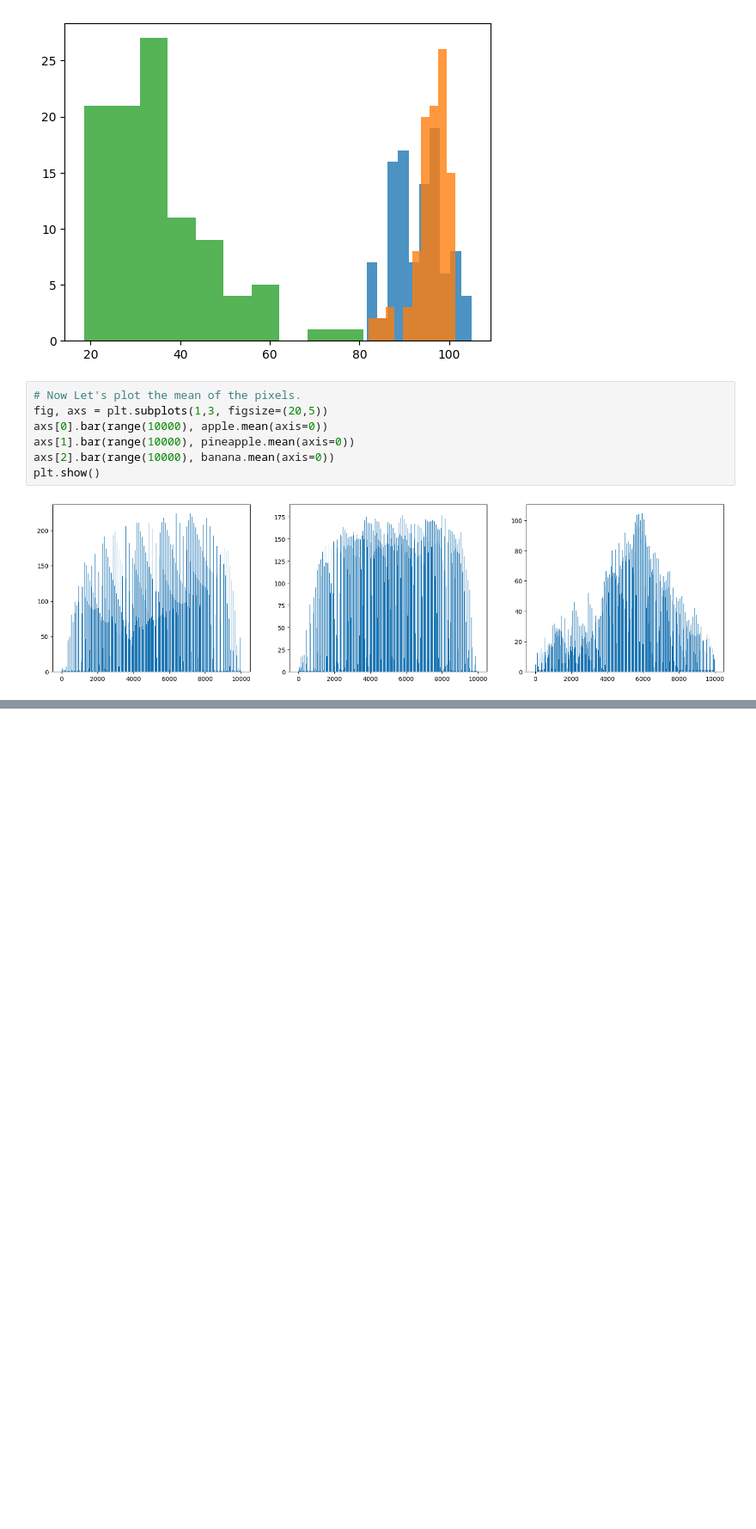
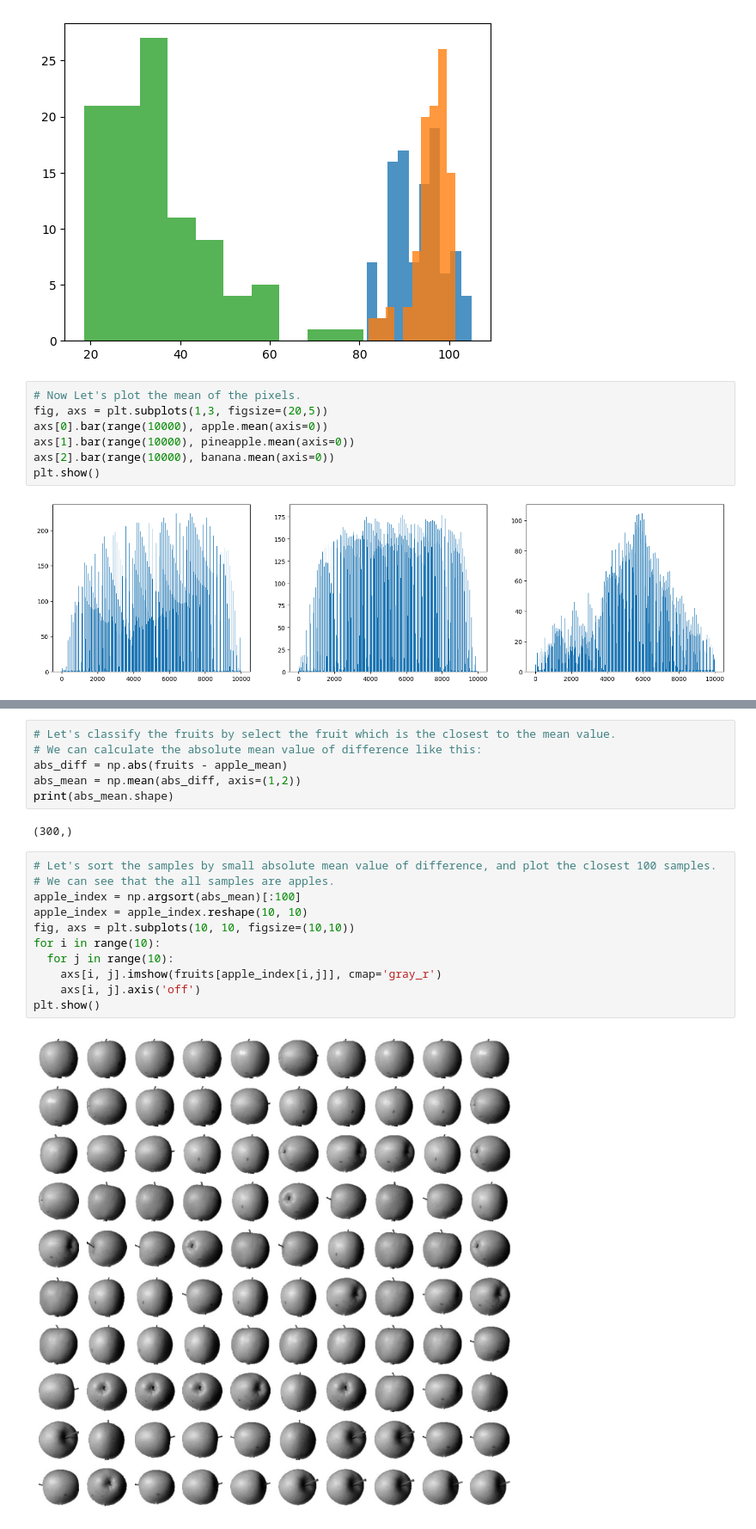
Before and after one commit to Junha9/AI, a Jupyter notebook: Self_Learning_ML_DL/Chapter_06_1.ipynb, the cells around one changed output, grey strips where cells are left out. Shown at 86% size. Drawn from its saved outputs; the diff is of its cells as text; blank space fills up the shorter version.

```diff
--- a/Self_Learning_ML_DL/Chapter_06_1.ipynb
+++ b/Self_Learning_ML_DL/Chapter_06_1.ipynb
@@ -91,0 +104,21 @@ plt.show()
+# %%
+# Let's classify the fruits by select the fruit which is the closest to the mean value.
+# We can calculate the absolute mean value of difference like this:
+abs_diff = np.abs(fruits - apple_mean)
+abs_mean = np.mean(abs_diff, axis=(1,2))
+print(abs_mean.shape)
+# %% [output]
+(300,)
+# %%
+# Let's sort the samples by small absolute mean value of difference, and plot the closest 100 samples.
+# We can see that the all samples are apples.
+apple_index = np.argsort(abs_mean)[:100]
+apple_index = apple_index.reshape(10, 10)
+fig, axs = plt.subplots(10, 10, figsize=(10,10))
+for i in range(10):
+  for j in range(10):
+    axs[i, j].imshow(fruits[apple_index[i,j]], cmap='gray_r')
+    axs[i, j].axis('off')
+plt.show()
+# %% [output]
+[figure, added]
```
Also changed, not shown: parts of 3 cells of this notebook.
